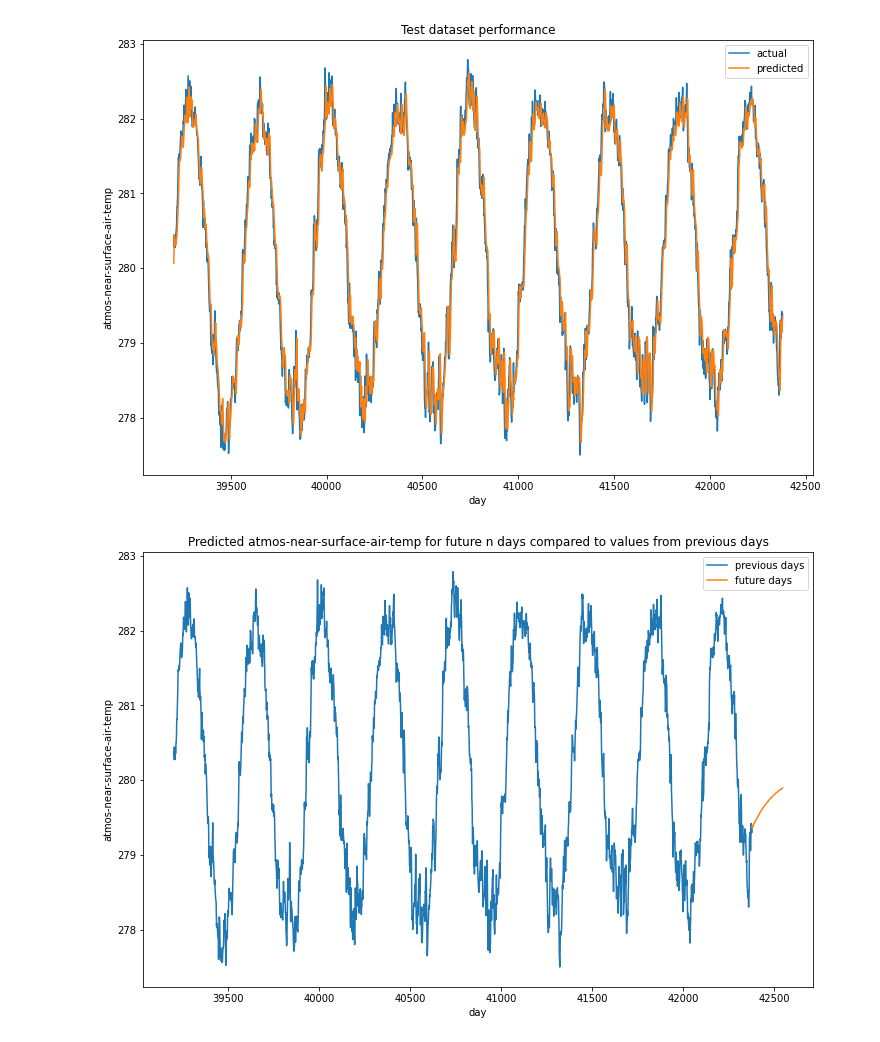
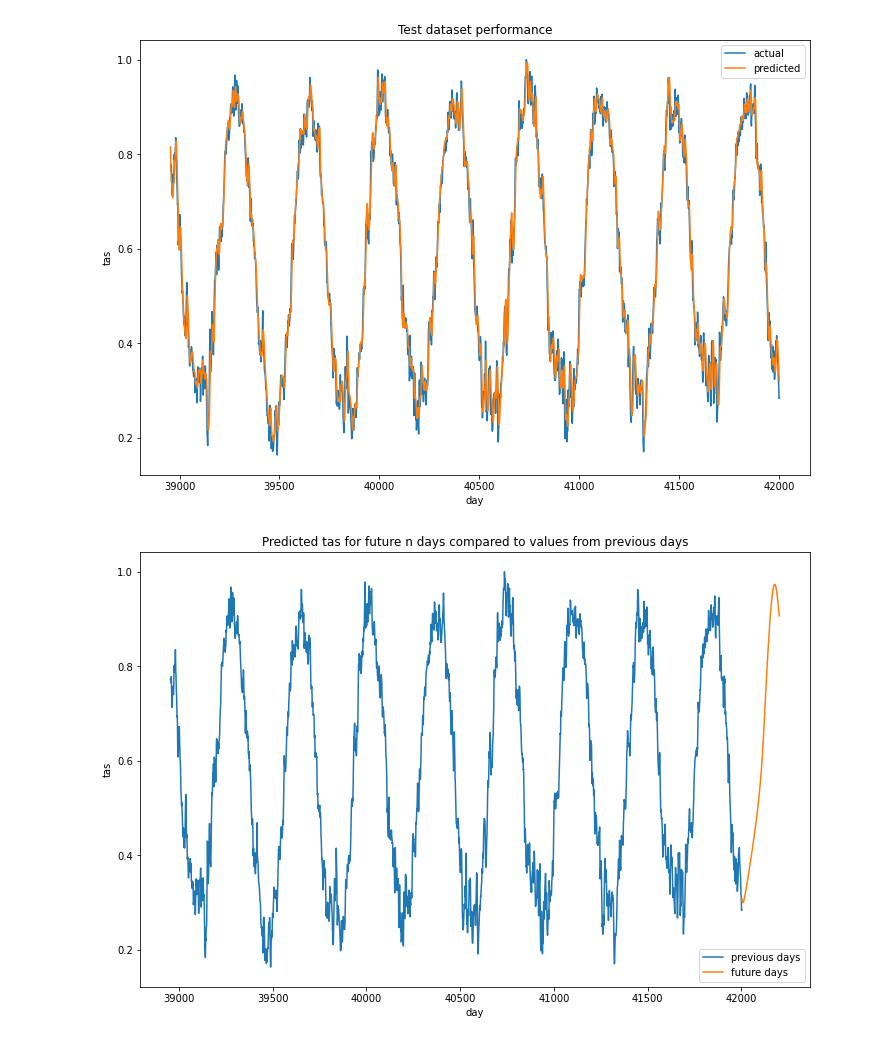
Before and after one commit to singofwalls/EECS_738_Project, a Jupyter notebook: lstm_model.ipynb, the cells around one changed output. Drawn from its saved outputs; the diff is of its cells as text; code cells hidden in the pictures.

```diff
--- a/lstm_model.ipynb
+++ b/lstm_model.ipynb
@@ -172,14 +172,14 @@ class DeepModelTS():
         return yhat
 
 # getting the data
-df = pd.read_csv('values.csv')
+df = pd.read_csv('values_normalized.csv')
 df = df.dropna()
 
 #initializing the model
 deep_learner = DeepModelTS(
 data = df,
-Y_var = 'atmos-near-surface-air-temp',
-lag = 6,
+Y_var = 'tas',
+lag = 500,
 LSTM_layer_depth = 50,
 epochs = 10,
 batch_size = 256,
@@ -197,30 +197,12 @@ fc = df.tail(len(yhat)).copy()
 fc.reset_index(inplace=True)
 fc['forecast'] = yhat
 plt.figure(figsize=(12, 8))
-plt.plot(fc['day'], fc['atmos-near-surface-air-temp'], label='actual')
+plt.plot(fc['day'], fc['tas'], label='actual')
 plt.plot(fc['day'], fc['forecast'], label='predicted')
 plt.xlabel("day")
-plt.ylabel("atmos-near-surface-air-temp")
+plt.ylabel("tas")
 plt.title("Test dataset performance")
 plt.legend()
 plt.show()
-
-#predicting the atmos-near-surface-air-temp n days ahead
-n_ahead = 168
-yhat = deep_learner.predict_n_ahead(n_ahead)
-yhat = [y[0][0] for y in yhat]
-
-#creating graph with atmos-near-surface-air-temp values from previous days AND predicted values for future n days
-xDay = []
-for i in range(1, n_ahead+1):
-    xDay.append(42379+i)
-plt.figure(figsize=(12, 8))
-plt.plot(fc['day'], fc['atmos-near-surface-air-temp'], label='previous days')
-plt.plot(xDay, yhat, label='future days')
-plt.xlabel("day")
-plt.ylabel("atmos-near-surface-air-temp")
-plt.title("Predicted atmos-near-surface-air-temp for future n days compared to values from previous days")
-plt.legend()
-plt.show()
 # %% [output]
 Epoch 1/10
@@ -246,2 +228 @@ Epoch 10/10
-[figure, old version]
+[figure, new version]
-[figure, removed]
@@ -247,0 +234,22 @@ Epoch 10/10
+# %%
+import utilities
+
+import importlib
+importlib.reload(utilities)
+
+
+#creating graph with tas values from previous days AND predicted values for future n days
+xDay = []
+for i in range(1, n_ahead+1):
+    xDay.append(42002+i)
+plt.figure(figsize=(12, 8))
+plt.plot(fc["day"], fc['tas'], label='previous days')
+plt.plot(xDay, yhat, label='future days')
+# plt.xticks(np.arange(0, len(xDay), step=100))
+plt.xlabel("day")
+plt.ylabel("tas")
+plt.title("Predicted tas for future n days compared to values from previous days")
+plt.legend()
+plt.show()
+# %% [output]
+[figure, added]
```
Also changed, not shown: parts of 2 cells of this notebook, 1 other file.
